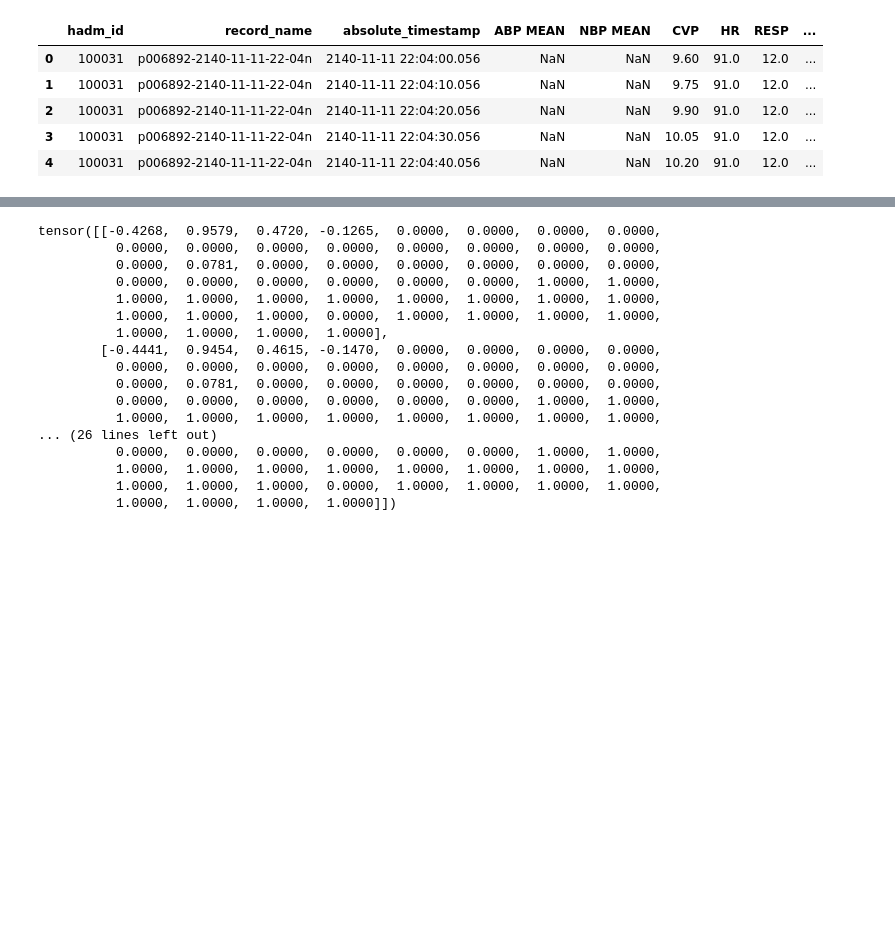
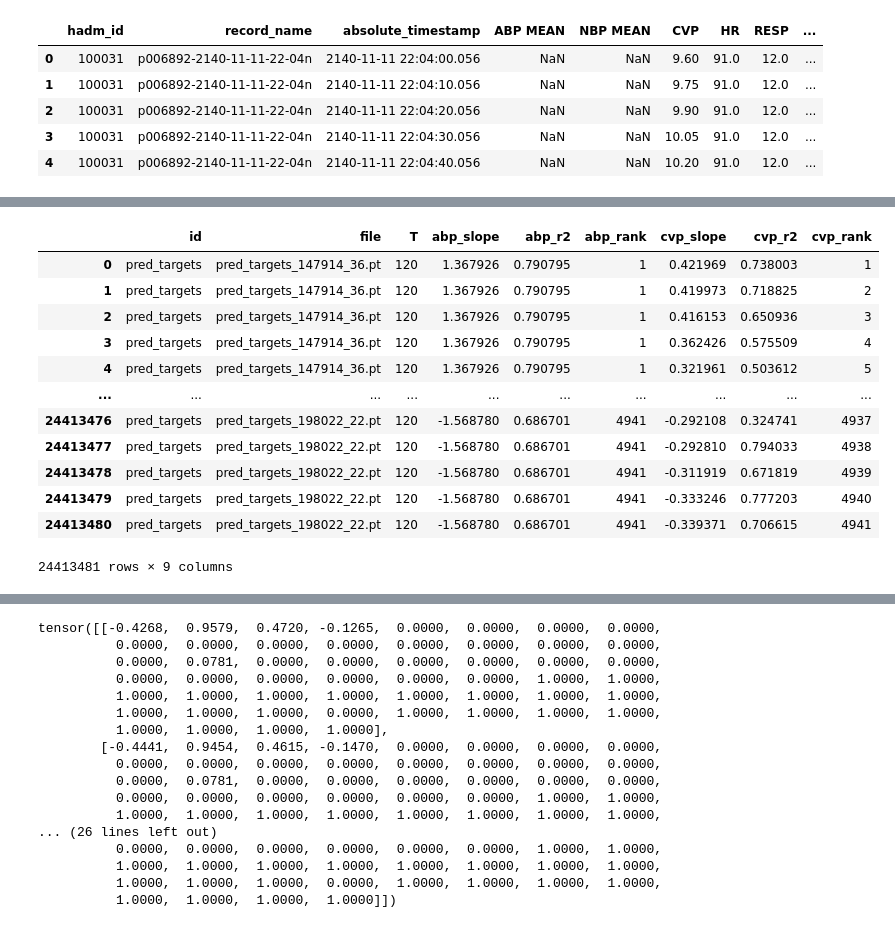
Before and after one commit to rickconci/Counterfactual_ICU, a Jupyter notebook: src_new/models/test.ipynb, the cells around one changed output, grey strips where cells are left out. Saved outputs shown, nothing was run; the diff lists cells and outputs as text; code cells hidden in the pictures; blank space fills up the shorter version.

```diff
--- a/src_new/models/test.ipynb
+++ b/src_new/models/test.ipynb
@@ -217,3 +908,21 @@ waveforms_df.head()
+# %%
+slopes_ranked = pd.read_csv('/n/holylfs06/LABS/mzitnik_lab/Lab/rconci/Counterfactual_ICU/src_new/models/biomm_outputs/slopes_ranked.csv')
+# %%
+slopes_ranked
+# %% [output]
+|  | id | file | T | abp_slope | abp_r2 | abp_rank | cvp_slope | cvp_r2 | cvp_rank |
+| 0 | pred_targets | pred_targets_147914_36.pt | 120 | 1.367926 | 0.790795 | 1 | 0.421969 | 0.738003 | 1 |
+| 1 | pred_targets | pred_targets_147914_36.pt | 120 | 1.367926 | 0.790795 | 1 | 0.419973 | 0.718825 | 2 |
+| 2 | pred_targets | pred_targets_147914_36.pt | 120 | 1.367926 | 0.790795 | 1 | 0.416153 | 0.650936 | 3 |
+| 3 | pred_targets | pred_targets_147914_36.pt | 120 | 1.367926 | 0.790795 | 1 | 0.362426 | 0.575509 | 4 |
+| 4 | pred_targets | pred_targets_147914_36.pt | 120 | 1.367926 | 0.790795 | 1 | 0.321961 | 0.503612 | 5 |
+| ... | ... | ... | ... | ... | ... | ... | ... | ... | ... |
+| 24413476 | pred_targets | pred_targets_198022_22.pt | 120 | -1.568780 | 0.686701 | 4941 | -0.292108 | 0.324741 | 4937 |
+| 24413477 | pred_targets | pred_targets_198022_22.pt | 120 | -1.568780 | 0.686701 | 4941 | -0.292810 | 0.794033 | 4938 |
+| 24413478 | pred_targets | pred_targets_198022_22.pt | 120 | -1.568780 | 0.686701 | 4941 | -0.311919 | 0.671819 | 4939 |
+| 24413479 | pred_targets | pred_targets_198022_22.pt | 120 | -1.568780 | 0.686701 | 4941 | -0.333246 | 0.777203 | 4940 |
+| 24413480 | pred_targets | pred_targets_198022_22.pt | 120 | -1.568780 | 0.686701 | 4941 | -0.339371 | 0.706615 | 4941 |
+24413481 rows × 9 columns
 # %%
 df_triggers = medications_df.dropna(subset=['action_cluster_id'])
 # %%
```
Also changed, not shown: parts of 29 cells of this notebook, 5 other files.
